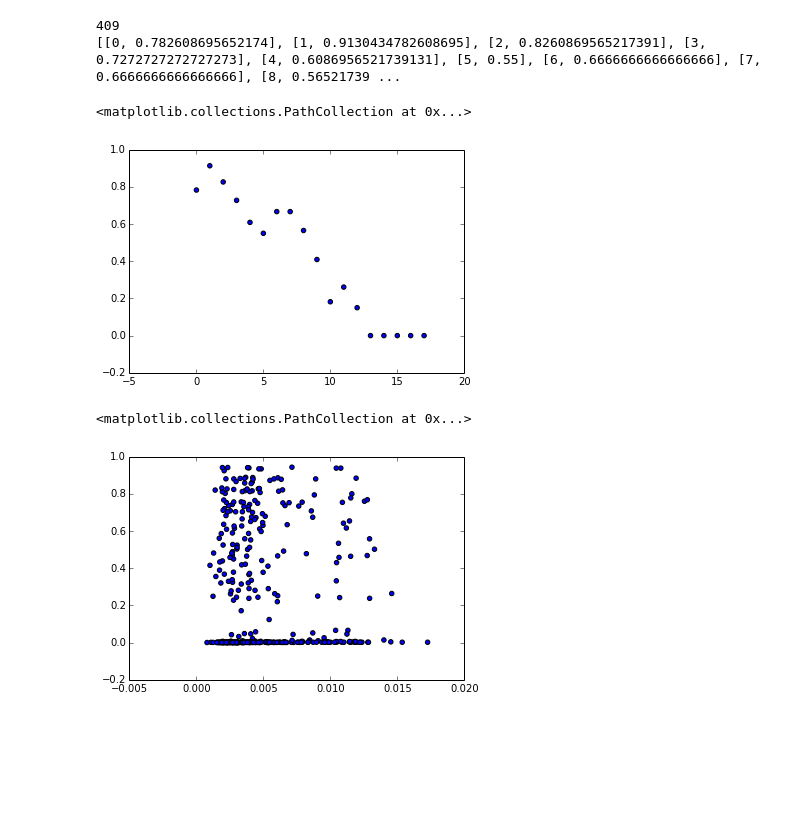
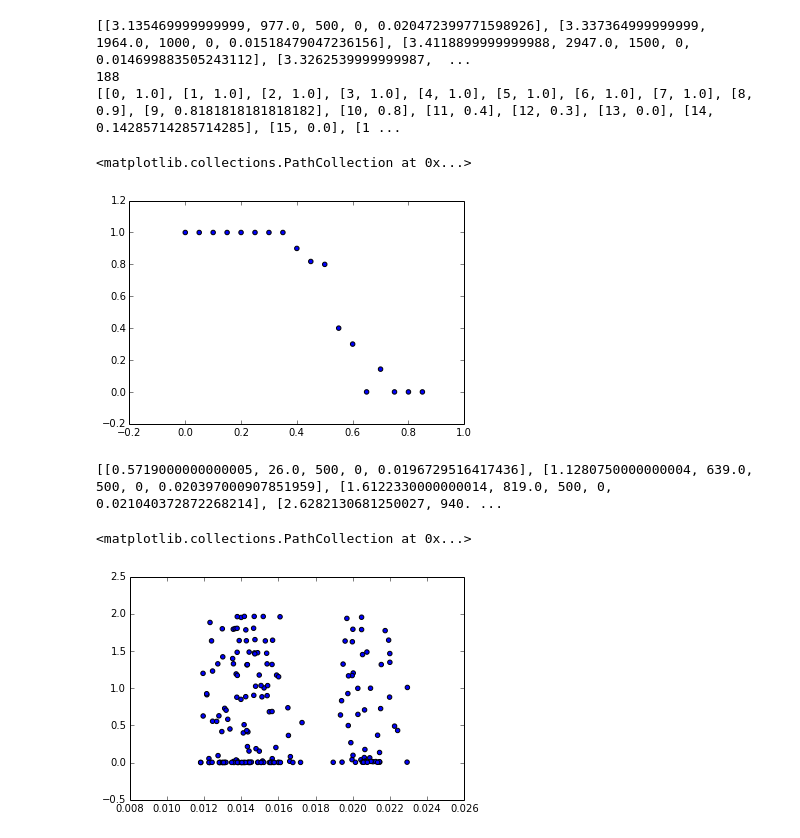
Before and after one commit to erinellefsen/summer2015, a Jupyter notebook: Rvalues and I outputs investigation/Rvaluevsherdimmunity.ipynb, the cells around one changed output. Drawn from its saved outputs; the diff is of its cells as text; code cells hidden in the pictures; blank space fills up the shorter version.

```diff
--- a/Rvalues and I outputs investigation/Rvaluevsherdimmunity.ipynb
+++ b/Rvalues and I outputs investigation/Rvaluevsherdimmunity.ipynb
@@ -11,13 +11,13 @@ import collections
 # %%
 RandIdict = []
 vaccination = 0
-plist = [.05,.1,.2]
-klist = [1,2,3,5,8]
-for x in range(19):
+plist = [.75] #.05,.1,.2]
+klist = [1,2] #3,5,8]
+for x in range(5): #19
 
     for x in range(3):
         population = 500
-        probofconnlist = [.01,.005,.00333,.0025]
+        probofconnlist = [.01] #,.005,.00333,.0025]
         for y in probofconnlist:
 
             for p in plist:
@@ -27,9 +27,13 @@ for x in range(19):
                     g.update()
                     r = g.calculateR(True)
                     i = g.getR()
-                    RandIdict = RandIdict + [[r, float(i),population,vaccination,g.getClusteringCoefficient()]]
+                    print(g.ilist)
+                    print(g.rlist)
+                    print('\n')
+                    RandIdict = RandIdict + [[r, float(i),g.numVerts ,vaccination,g.getClusteringCoefficient()]]
 
 
-            population += 500
+            population += 5
     print("im going")
     vaccination += .05
+print(RandIdict)
@@ -82,47 +104,51 @@ def eq( a, b, eps=0.000001 ):
     return abs(a - b) <= eps
 
 for item in RandIdict:
-    if item[0] >= 2 and item[0] < 2.5:
+    if item[0] >= 3 and item[0] < 3.5:
         zlist = zlist + [item]
-
 
 for item in zlist:
     count = 0
     while count <= 19:
         something = vaccperclst[count]
         if eq(item[3],something):
             vacclst[2*count] += 1
             if item[1] > .03*item[2]:
                 vacclst[(2*count)+1] +=1
         count += 1
 
 newvacclist = []
 newcount = 0
 while newcount < 19:
     if not vacclst[2*newcount] == 0:
         newvacclist = newvacclist + [[newcount, float(vacclst[(2*newcount)+1])/float(vacclst[2*newcount])]]
     newcount += 1
 
 xlist = []
 ylist = []
 for item in newvacclist:
-    xlist = xlist + [item[0]]
+    xlist = xlist + [item[0]*.05]
     ylist = ylist + [item[1]]
 print(len(zlist))
 print(newvacclist)
 plt.scatter(xlist,ylist)
 # %% [output]
-409
-[[0, 0.782608695652174], [1, 0.9130434782608695], [2, 0.8260869565217391], [3, 0.7272727272727273], [4, 0.6086956521739131], [5, 0.55], [6, 0.6666666666666666], [7, 0.6666666666666666], [8, 0.56521739 ...
+[[3.135469999999999, 977.0, 500, 0, 0.020472399771598926], [3.337364999999999, 1964.0, 1000, 0, 0.01518479047236156], [3.4118899999999988, 2947.0, 1500, 0, 0.014699883505243112], [3.3262539999999987,  ...
+188
+[[0, 1.0], [1, 1.0], [2, 1.0], [3, 1.0], [4, 1.0], [5, 1.0], [6, 1.0], [7, 1.0], [8, 0.9], [9, 0.8181818181818182], [10, 0.8], [11, 0.4], [12, 0.3], [13, 0.0], [14, 0.14285714285714285], [15, 0.0], [1 ...
 <matplotlib.collections.PathCollection at 0x...>
-[figure, old version]
+[figure, new version]
 # %%
 clusterlist = []
 propinflist = []
+print(zlist)
 for item in zlist:
     clusterlist = clusterlist + [item[4]]
+    #print(item[1])
+    #print(item[2])
     propinflist = propinflist + [float(item[1]/float(item[2]))]
 plt.scatter(clusterlist,propinflist)
 # %% [output]
-<matplotlib.collections.PathCollection at 0x...>
+[[0.5719000000000005, 26.0, 500, 0, 0.0196729516417436], [1.1280750000000004, 639.0, 500, 0, 0.020397000907851959], [1.6122330000000014, 819.0, 500, 0, 0.021040372872268214], [2.6282130681250027, 940. ...
+<matplotlib.collections.PathCollection at 0x...>
-[figure, old version]
+[figure, new version]
```
Also changed, not shown: parts of 2 cells of this notebook, 3 other files.
